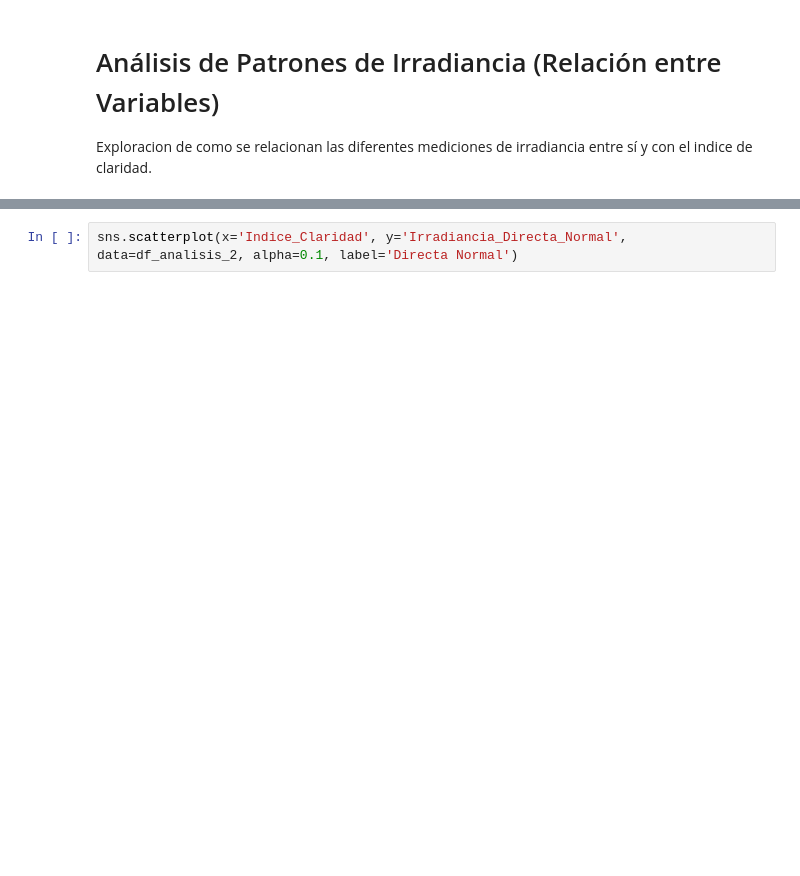
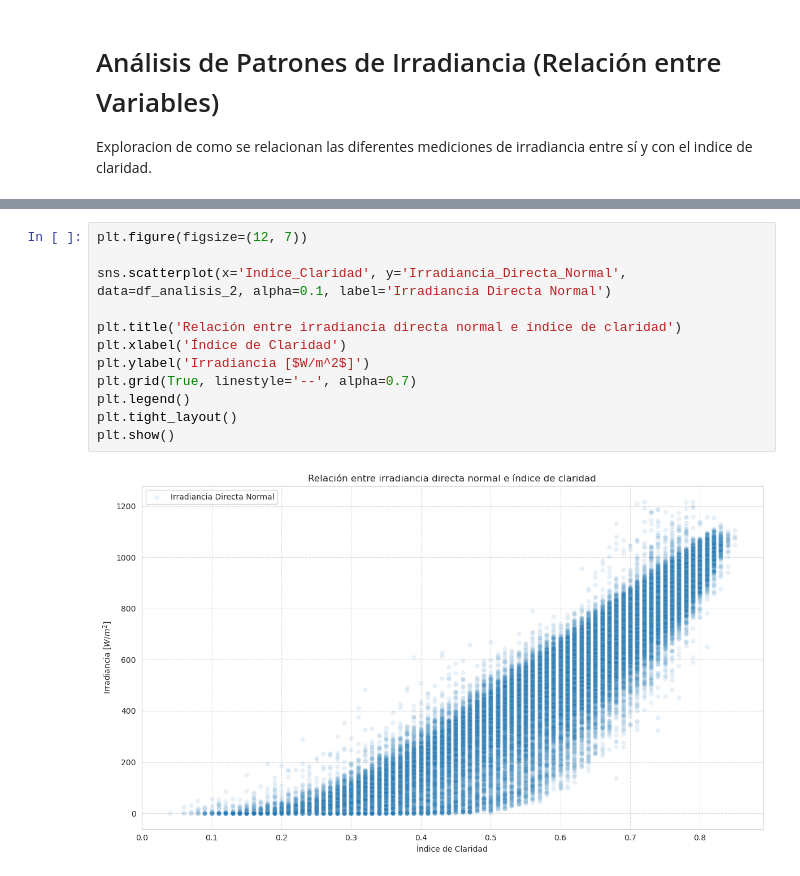
Before and after one commit to Ccarlos2310/Analisis_Irradiancia_Solar, a Jupyter notebook: analisis_irradiancia.ipynb, the cells around one changed output, grey strips where cells are left out. Cells and saved outputs as stored; diff of their text form; blank space fills up the shorter version.

```diff
--- a/analisis_irradiancia.ipynb
+++ b/analisis_irradiancia.ipynb
@@ -832,3 +891,15 @@ plt.show()
 # %%
-sns.scatterplot(x='Indice_Claridad', y='Irradiancia_Directa_Normal', data=df_analisis_2, alpha=0.1, label='Directa Normal')
+plt.figure(figsize=(12, 7))
+
+sns.scatterplot(x='Indice_Claridad', y='Irradiancia_Directa_Normal', data=df_analisis_2, alpha=0.1, label='Irradiancia Directa Normal')
+
+plt.title('Relación entre irradiancia directa normal e índice de claridad')
+plt.xlabel('Índice de Claridad')
+plt.ylabel('Irradiancia [$W/m^2$]')
+plt.grid(True, linestyle='--', alpha=0.7)
+plt.legend()
+plt.tight_layout()
+plt.show()
+# %% [output]
+[figure, added]
 # %%
```
Also changed, not shown: parts of 18 cells of this notebook.
